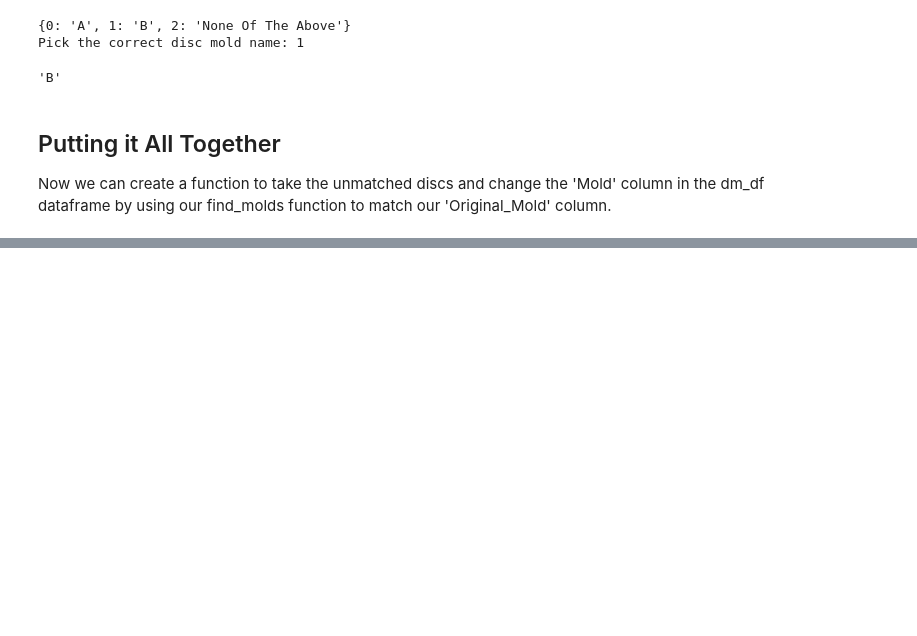
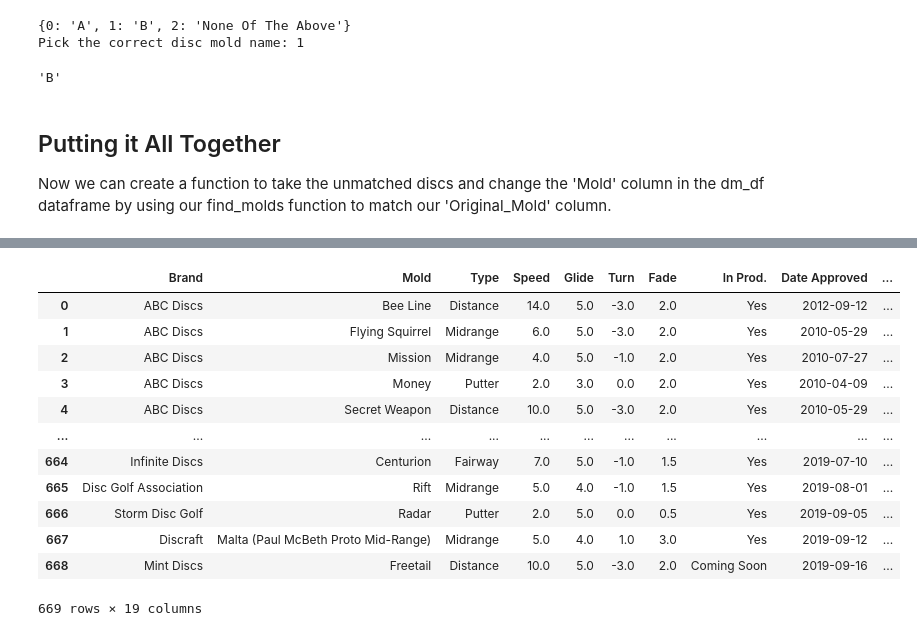
Before and after one commit to ceflynn/disc_comparison, a Jupyter notebook: 1. PDGA APPROVED DISCS.ipynb, the cells around one changed output, grey strips where cells are left out. Cells and saved outputs as stored; diff of their text form; code cells hidden in the pictures; blank space fills up the shorter version.

Commit message:
files ready for disc analysis

```diff
--- a/1. PDGA APPROVED DISCS.ipynb
+++ b/1. PDGA APPROVED DISCS.ipynb
@@ -623,0 +723,3 @@ unmatched_df.head()
+# %%
+flight_df = flight_df.drop(['Original_Mold'],axis=1)
+flight_df.head()
@@ -623,0 +745,17 @@ unmatched_df.head()
+# %%
+merged_df = pd.merge(flight_df, dm_df, on=['Mold','Brand','Date Approved'])
+merged_df
+# %% [output]
+|  | Brand | Mold | Type | Speed | Glide | Turn | Fade | In Prod. | Date Approved | ... |
+| 0 | ABC Discs | Bee Line | Distance | 14.0 | 5.0 | -3.0 | 2.0 | Yes | 2012-09-12 | ... |
+| 1 | ABC Discs | Flying Squirrel | Midrange | 6.0 | 5.0 | -3.0 | 2.0 | Yes | 2010-05-29 | ... |
+| 2 | ABC Discs | Mission | Midrange | 4.0 | 5.0 | -1.0 | 2.0 | Yes | 2010-07-27 | ... |
+| 3 | ABC Discs | Money | Putter | 2.0 | 3.0 | 0.0 | 2.0 | Yes | 2010-04-09 | ... |
+| 4 | ABC Discs | Secret Weapon | Distance | 10.0 | 5.0 | -3.0 | 2.0 | Yes | 2010-05-29 | ... |
+| ... | ... | ... | ... | ... | ... | ... | ... | ... | ... | ... |
+| 664 | Infinite Discs | Centurion | Fairway | 7.0 | 5.0 | -1.0 | 1.5 | Yes | 2019-07-10 | ... |
+| 665 | Disc Golf Association | Rift | Midrange | 5.0 | 4.0 | -1.0 | 1.5 | Yes | 2019-08-01 | ... |
+| 666 | Storm Disc Golf | Radar | Putter | 2.0 | 5.0 | 0.0 | 0.5 | Yes | 2019-09-05 | ... |
+| 667 | Discraft | Malta (Paul McBeth Proto Mid-Range) | Midrange | 5.0 | 4.0 | 1.0 | 3.0 | Yes | 2019-09-12 | ... |
+| 668 | Mint Discs | Freetail | Distance | 10.0 | 5.0 | -3.0 | 2.0 | Coming Soon | 2019-09-16 | ... |
+669 rows × 19 columns
```
Also changed, not shown: parts of 24 cells of this notebook, 1 other file.
